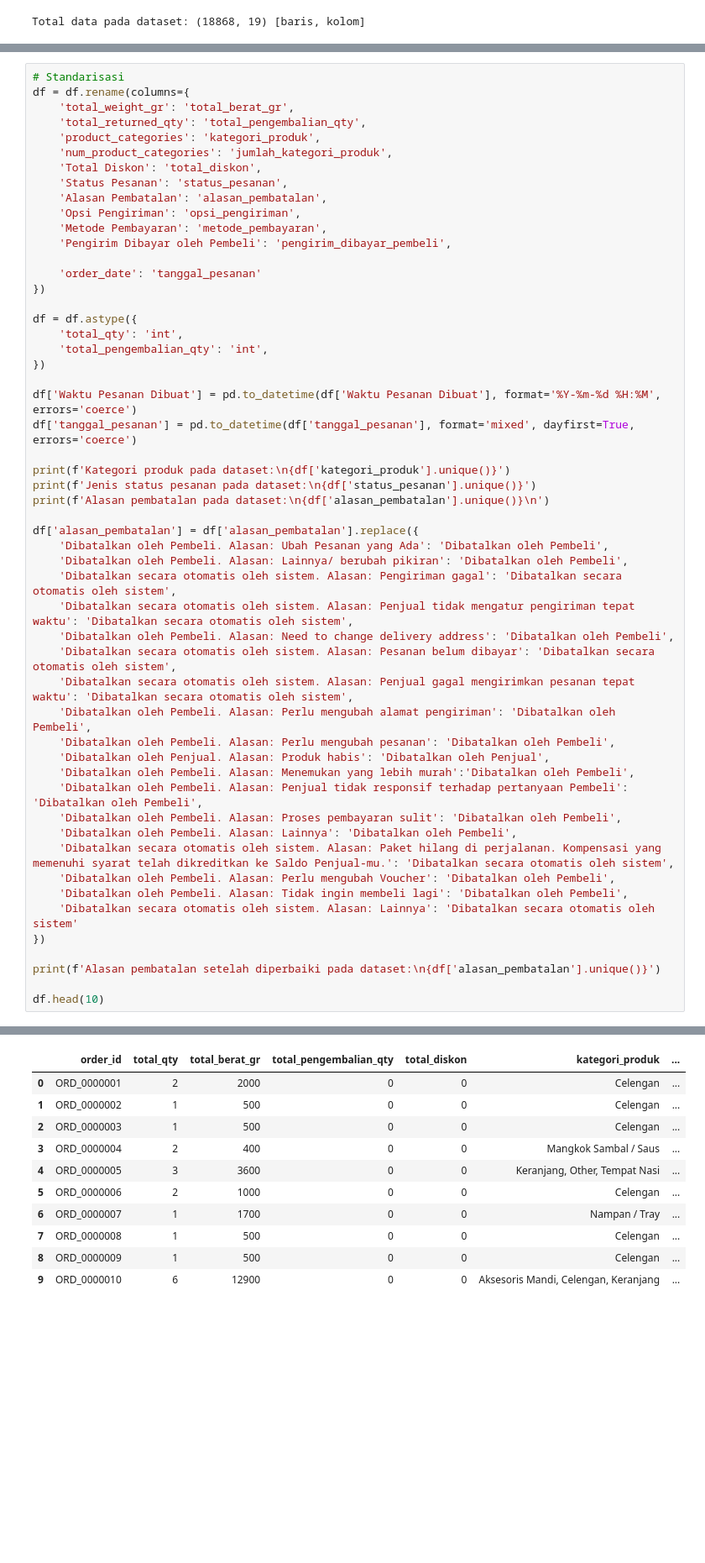
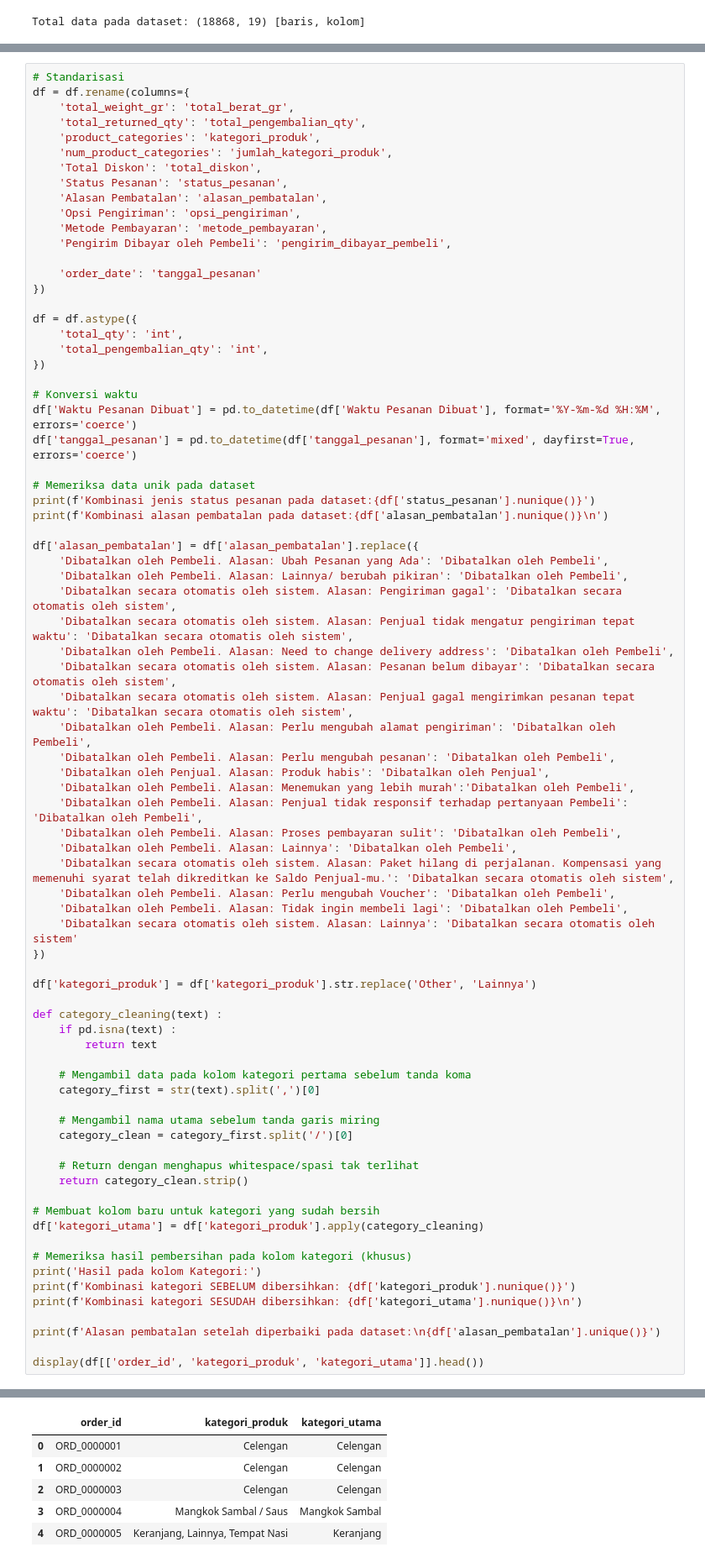
Before and after one commit to rottiiibakarr/Capstone_Project_Data_Cleaning, a Jupyter notebook: Portfolio_E-Commerce_Sales_Indonesia/data_cleaning.ipynb, the cells around one changed output, grey strips where cells are left out. Shown at 84% size. Cells and saved outputs as stored; diff of their text form; blank space fills up the shorter version.

Commit message:
Commit: Code revision standardization phase in data cleaning

```diff
--- a/Portfolio_E-Commerce_Sales_Indonesia/data_cleaning.ipynb
+++ b/Portfolio_E-Commerce_Sales_Indonesia/data_cleaning.ipynb
@@ -122,12 +122,13 @@ df = df.astype({
     'total_pengembalian_qty': 'int',
 })
 
+# Konversi waktu
 df['Waktu Pesanan Dibuat'] = pd.to_datetime(df['Waktu Pesanan Dibuat'], format='%Y-%m-%d %H:%M', errors='coerce')
 df['tanggal_pesanan'] = pd.to_datetime(df['tanggal_pesanan'], format='mixed', dayfirst=True, errors='coerce')
 
-print(f'Kategori produk pada dataset:\n{df['kategori_produk'].unique()}')
-print(f'Jenis status pesanan pada dataset:\n{df['status_pesanan'].unique()}')
-print(f'Alasan pembatalan pada dataset:\n{df['alasan_pembatalan'].unique()}\n')
+# Memeriksa data unik pada dataset
+print(f'Kombinasi jenis status pesanan pada dataset:{df['status_pesanan'].nunique()}')
+print(f'Kombinasi alasan pembatalan pada dataset:{df['alasan_pembatalan'].nunique()}\n')
 
 df['alasan_pembatalan'] = df['alasan_pembatalan'].replace({
     'Dibatalkan oleh Pembeli. Alasan: Ubah Pesanan yang Ada': 'Dibatalkan oleh Pembeli',
@@ -150,7 +151,30 @@ df['alasan_pembatalan'] = df['alasan_pembatalan'].replace({
     'Dibatalkan secara otomatis oleh sistem. Alasan: Lainnya': 'Dibatalkan secara otomatis oleh sistem'
 })
 
+df['kategori_produk'] = df['kategori_produk'].str.replace('Other', 'Lainnya')
+
+def category_cleaning(text) :
+    if pd.isna(text) :
+        return text
+
+    # Mengambil data pada kolom kategori pertama sebelum tanda koma
+    category_first = str(text).split(',')[0]
+
+    # Mengambil nama utama sebelum tanda garis miring
+    category_clean = category_first.split('/')[0]
+
+    # Return dengan menghapus whitespace/spasi tak terlihat
+    return category_clean.strip()
+
+# Membuat kolom baru untuk kategori yang sudah bersih
+df['kategori_utama'] = df['kategori_produk'].apply(category_cleaning)
+
+# Memeriksa hasil pembersihan pada kolom kategori (khusus)
+print('Hasil pada kolom Kategori:')
+print(f'Kombinasi kategori SEBELUM dibersihkan: {df['kategori_produk'].nunique()}')
+print(f'Kombinasi kategori SESUDAH dibersihkan: {df['kategori_utama'].nunique()}\n')
+
 print(f'Alasan pembatalan setelah diperbaiki pada dataset:\n{df['alasan_pembatalan'].unique()}')
 
-df.head(10)
+display(df[['order_id', 'kategori_produk', 'kategori_utama']].head())
 # %% [output]
@@ -170,15 +187,10 @@ Kategori produk pada dataset:
 
 Alasan pembatalan setelah diperbaiki pada dataset:
 ['Tidak dibatalkan' 'Dibatalkan oleh Pembeli'
  'Dibatalkan secara otomatis oleh sistem' 'Dibatalkan oleh Penjual']
-|  | order_id | total_qty | total_berat_gr | total_pengembalian_qty | total_diskon | kategori_produk | ... |
-| 0 | ORD_0000001 | 2 | 2000 | 0 | 0 | Celengan | ... |
-| 1 | ORD_0000002 | 1 | 500 | 0 | 0 | Celengan | ... |
-| 2 | ORD_0000003 | 1 | 500 | 0 | 0 | Celengan | ... |
-| 3 | ORD_0000004 | 2 | 400 | 0 | 0 | Mangkok Sambal / Saus | ... |
-| 4 | ORD_0000005 | 3 | 3600 | 0 | 0 | Keranjang, Other, Tempat Nasi | ... |
-| 5 | ORD_0000006 | 2 | 1000 | 0 | 0 | Celengan | ... |
-| 6 | ORD_0000007 | 1 | 1700 | 0 | 0 | Nampan / Tray | ... |
-| 7 | ORD_0000008 | 1 | 500 | 0 | 0 | Celengan | ... |
-| 8 | ORD_0000009 | 1 | 500 | 0 | 0 | Celengan | ... |
-| 9 | ORD_0000010 | 6 | 12900 | 0 | 0 | Aksesoris Mandi, Celengan, Keranjang | ... |
+|  | order_id | kategori_produk | kategori_utama |
+| 0 | ORD_0000001 | Celengan | Celengan |
+| 1 | ORD_0000002 | Celengan | Celengan |
+| 2 | ORD_0000003 | Celengan | Celengan |
+| 3 | ORD_0000004 | Mangkok Sambal / Saus | Mangkok Sambal |
+| 4 | ORD_0000005 | Keranjang, Lainnya, Tempat Nasi | Keranjang |
```
Also changed, not shown: parts of 1 cell of this notebook.
